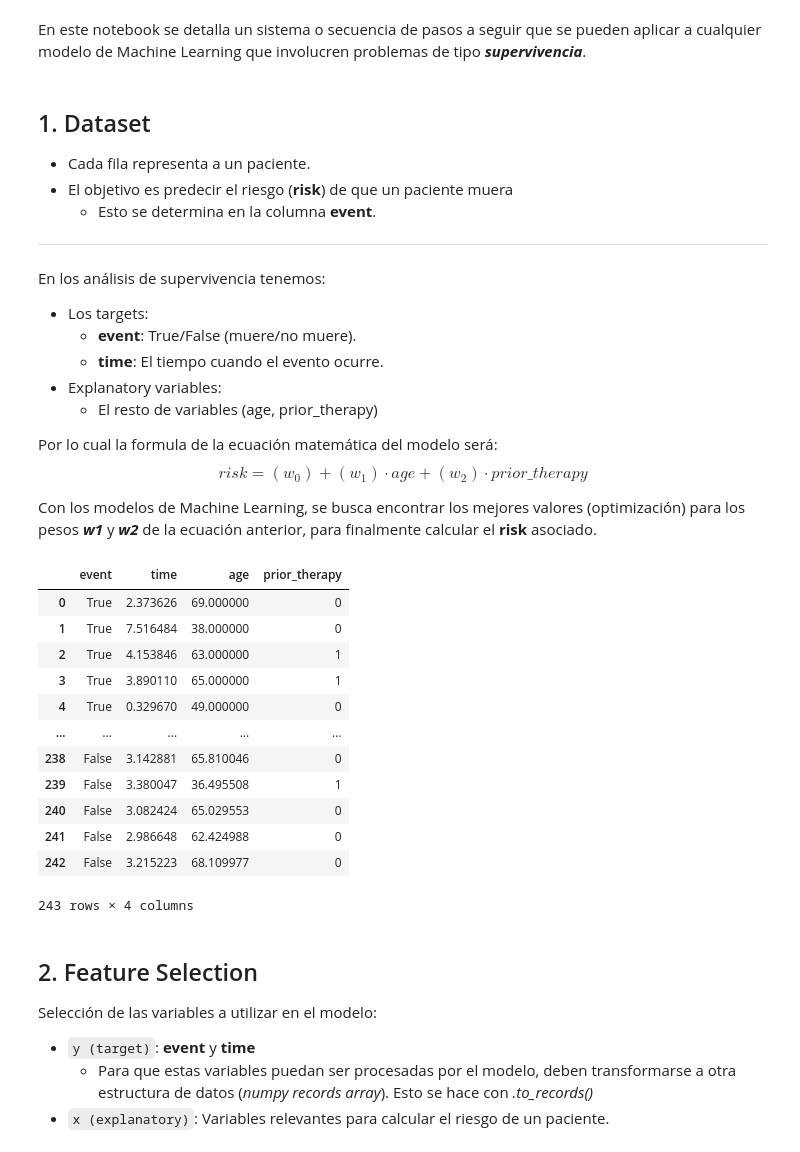
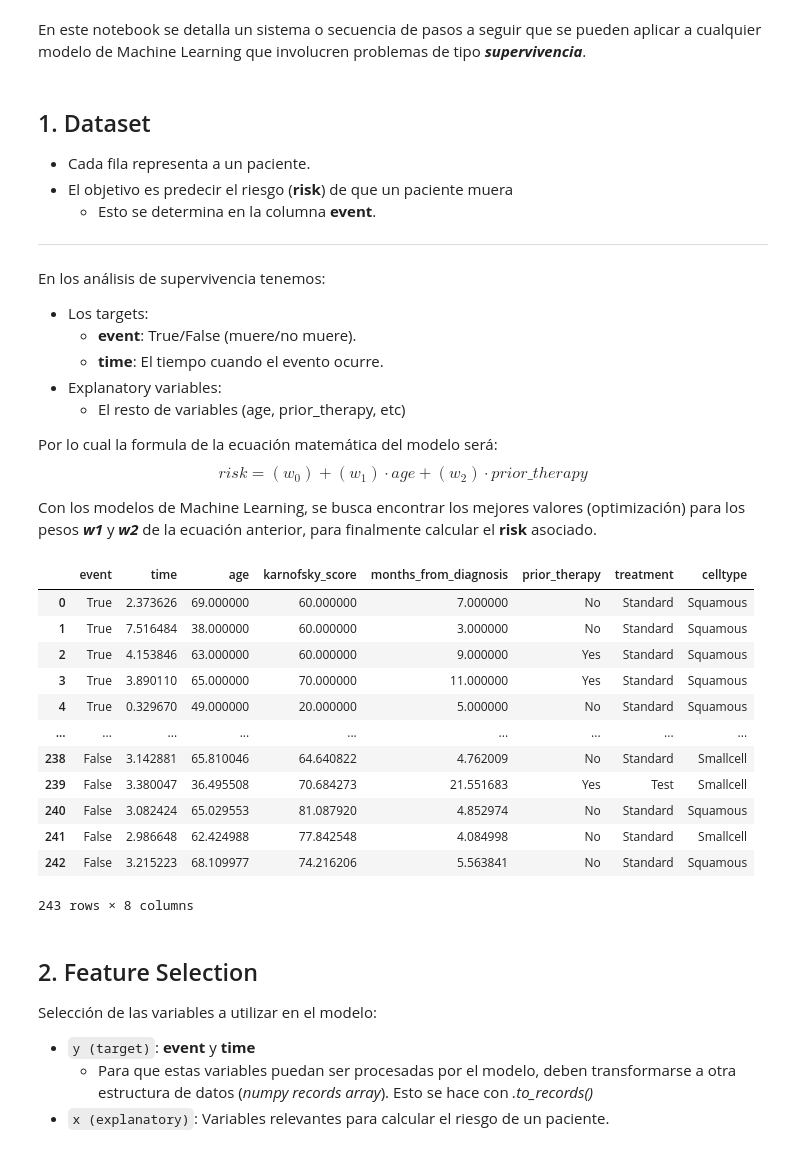
Before and after one commit to guillenunezc/Analisis-Supervivencia, a Jupyter notebook: 01_Notebooks/1_Modelo_Analisis_Supervivencia.ipynb, the cells around one changed output. Drawn from its saved outputs; the diff is of its cells as text; code cells hidden in the pictures.

Commit message:
2.1 Preprocessing: Se aplica ONeHotEncoder() a variables categoricas

```diff
--- a/01_Notebooks/1_Modelo_Analisis_Supervivencia.ipynb
+++ b/01_Notebooks/1_Modelo_Analisis_Supervivencia.ipynb
@@ -13,7 +13,7 @@ En los análisis de supervivencia tenemos:
     * **event**: True/False (muere/no muere).
     * **time**: El tiempo cuando el evento ocurre.
 * Explanatory variables:
-    * El resto de variables (age, prior_therapy)
+    * El resto de variables (age, prior_therapy, etc)
 
 Por lo cual la formula de la ecuación matemática del modelo será:
 $$
@@ -21,25 +21,27 @@ risk = (w_0) + (w_1) \cdot age + (w_2) \cdot prior\_therapy
 $$
 
 Con los modelos de Machine Learning, se busca encontrar los mejores valores (optimización) para los pesos ***w1*** y ***w2*** de la ecuación anterior, para finalmente calcular el **risk** asociado.
-# %%
-import pandas as pd
-
-df_patients = pd.read_excel("../data/data_lung_cancer_smote.xlsx").loc[:,["event", "time", "age", "prior_therapy"]].assign(prior_therapy=lambda df: df.prior_therapy.replace({"Yes": 1, "No": 0}))
-df_patients
-# %% [output]
-|  | event | time | age | prior_therapy |
-| 0 | True | 2.373626 | 69.000000 | 0 |
-| 1 | True | 7.516484 | 38.000000 | 0 |
-| 2 | True | 4.153846 | 63.000000 | 1 |
-| 3 | True | 3.890110 | 65.000000 | 1 |
-| 4 | True | 0.329670 | 49.000000 | 0 |
-| ... | ... | ... | ... | ... |
-| 238 | False | 3.142881 | 65.810046 | 0 |
-| 239 | False | 3.380047 | 36.495508 | 1 |
-| 240 | False | 3.082424 | 65.029553 | 0 |
-| 241 | False | 2.986648 | 62.424988 | 0 |
-| 242 | False | 3.215223 | 68.109977 | 0 |
-243 rows × 4 columns
+# %%
+import pandas as pd
+
+df_patients = pd.read_excel("../data/data_lung_cancer_smote.xlsx")
+list_columns_categorical = df_patients.select_dtypes(include="object").columns
+df_patients[list_columns_categorical] = df_patients[list_columns_categorical].astype("category")        # Transformación Object a Category. Paso importante para que OneHotEncoder() reconozca las variables categóricas y las transforme.
+df_patients
+# %% [output]
+|  | event | time | age | karnofsky_score | months_from_diagnosis | prior_therapy | treatment | celltype |
+| 0 | True | 2.373626 | 69.000000 | 60.000000 | 7.000000 | No | Standard | Squamous |
+| 1 | True | 7.516484 | 38.000000 | 60.000000 | 3.000000 | No | Standard | Squamous |
+| 2 | True | 4.153846 | 63.000000 | 60.000000 | 9.000000 | Yes | Standard | Squamous |
+| 3 | True | 3.890110 | 65.000000 | 70.000000 | 11.000000 | Yes | Standard | Squamous |
+| 4 | True | 0.329670 | 49.000000 | 20.000000 | 5.000000 | No | Standard | Squamous |
+| ... | ... | ... | ... | ... | ... | ... | ... | ... |
+| 238 | False | 3.142881 | 65.810046 | 64.640822 | 4.762009 | No | Standard | Smallcell |
+| 239 | False | 3.380047 | 36.495508 | 70.684273 | 21.551683 | Yes | Test | Smallcell |
+| 240 | False | 3.082424 | 65.029553 | 81.087920 | 4.852974 | No | Standard | Squamous |
+| 241 | False | 2.986648 | 62.424988 | 77.842548 | 4.084998 | No | Standard | Smallcell |
+| 242 | False | 3.215223 | 68.109977 | 74.216206 | 5.563841 | No | Standard | Squamous |
+243 rows × 8 columns
 # %% [markdown]
 ## 2. Feature Selection
 
```
Also changed, not shown: parts of 7 cells of this notebook.
